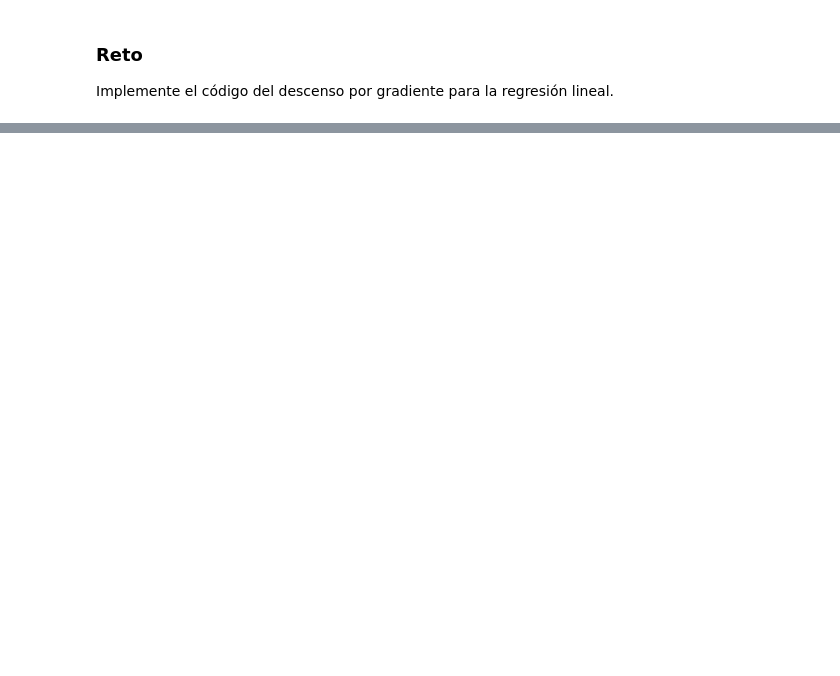
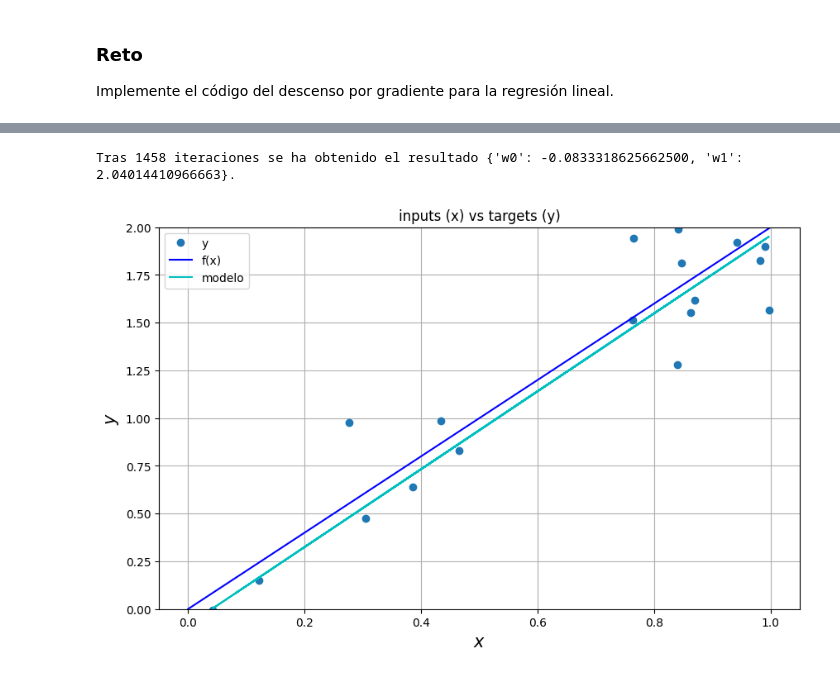
Before and after one commit to AlbertoEscrivaCastro/03MIAR_04_B_2023-24_Algoritmos-de-Optimizacion, a Jupyter notebook: 04_AO_03MIAR.ipynb, the cells around one changed output, grey strips where cells are left out. Saved outputs shown, nothing was run; the diff lists cells and outputs as text; code cells hidden in the pictures; blank space fills up the shorter version.

```diff
--- a/04_AO_03MIAR.ipynb
+++ b/04_AO_03MIAR.ipynb
@@ -673,0 +737,20 @@ Implemente el código del descenso por gradiente para la regresión lineal.
+# %%
+def evalua_list_func( funcion , punto , X ):
+  try   : _       = iter( punto )
+  except: punto   = [ punto ]
+  punto           = sym.Array( punto )
+
+  # Se convierten los nombres de variables en strings.
+  X_str           = list()
+
+  for variable in X:
+    X_str.append( str( variable ) )
+
+  X_str.sort()
+  Xn              = dict(zip( X_str , punto ))
+  funcion_Xn    = np.zeros( funcion.shape , dtype = float )
+
+  for i , func_i in enumerate( funcion ):
+    funcion_Xn[i] = func_i.subs( Xn )
+
+  return np.array( funcion_Xn ) , Xn
@@ -673,0 +794,27 @@ Implemente el código del descenso por gradiente para la regresión lineal.
+# %%
+# Se definen los parámetros de la ejecución del algoritmo y se ejecuta.
+# Generamos un punto aleatorio inicial
+X0    = [ np.random.uniform( -5 , 5  ) , np.random.uniform( -5 , 5 ) ]
+gamma = 0.1
+tol   = 1e-12
+maxit = 1e4
+
+parametros = grad_desc( error , X0 , gamma , tol , maxit )
+# %% [output]
+Tras 1458 iteraciones se ha obtenido el resultado {'w0': -0.0833318625662500, 'w1': 2.04014410966663}.
+# %%
+modelo_x = parametros['w1'] * x + parametros['w0']
+
+plt.plot(x, y, 'o', label='y')
+plt.plot([0, 1], [f(0), f(1)], 'b-', label='f(x)')
+plt.plot(x, modelo_x, 'c', label='modelo')
+plt.xlabel('$x$', fontsize=15)
+plt.ylabel('$y$', fontsize=15)
+plt.ylim([0,2])
+plt.title('inputs (x) vs targets (y)')
+plt.grid()
+plt.legend(loc=2)
+plt.gcf().set_size_inches((10,6))
+plt.show()
+# %% [output]
+[figure, added]
```
Also changed, not shown: parts of 12 cells of this notebook.
